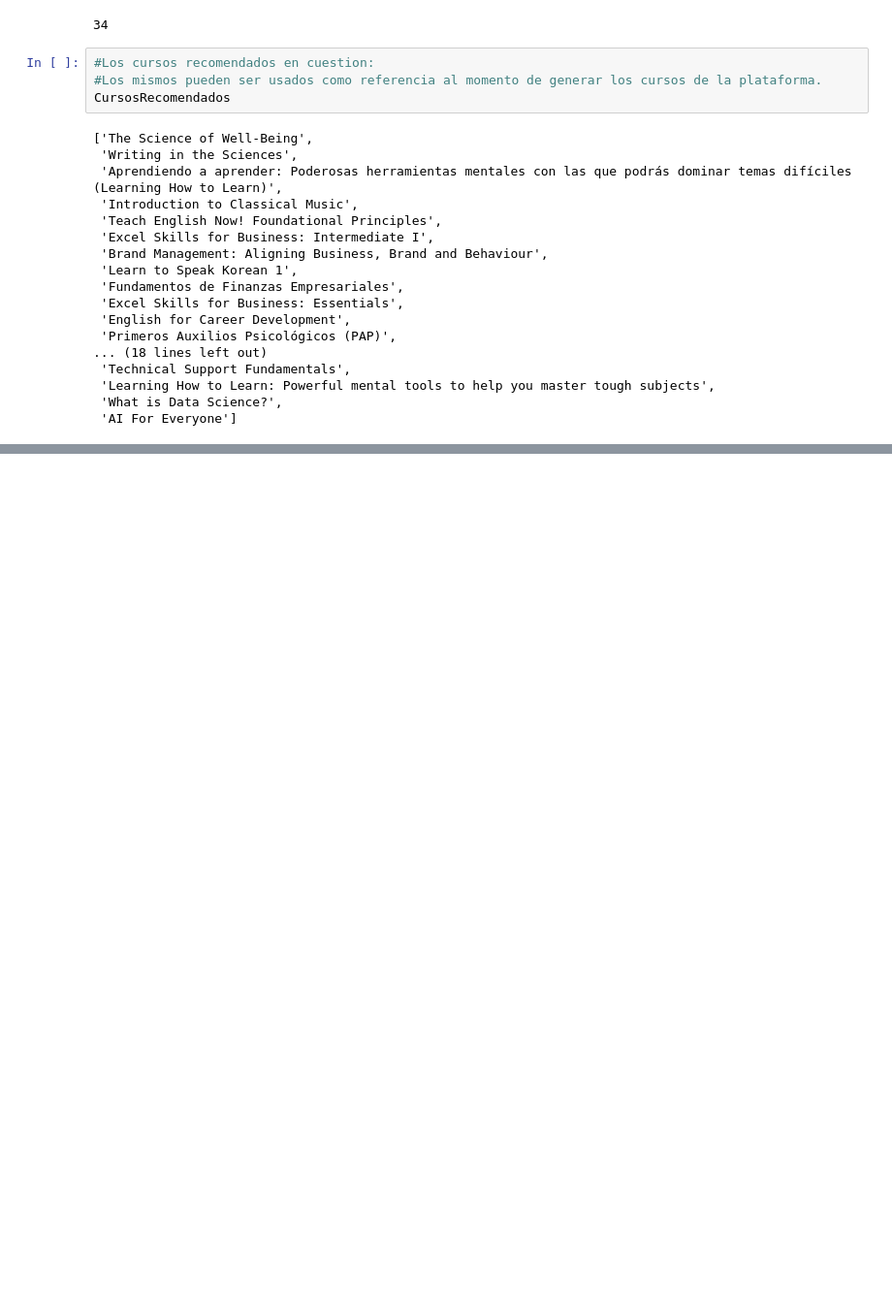
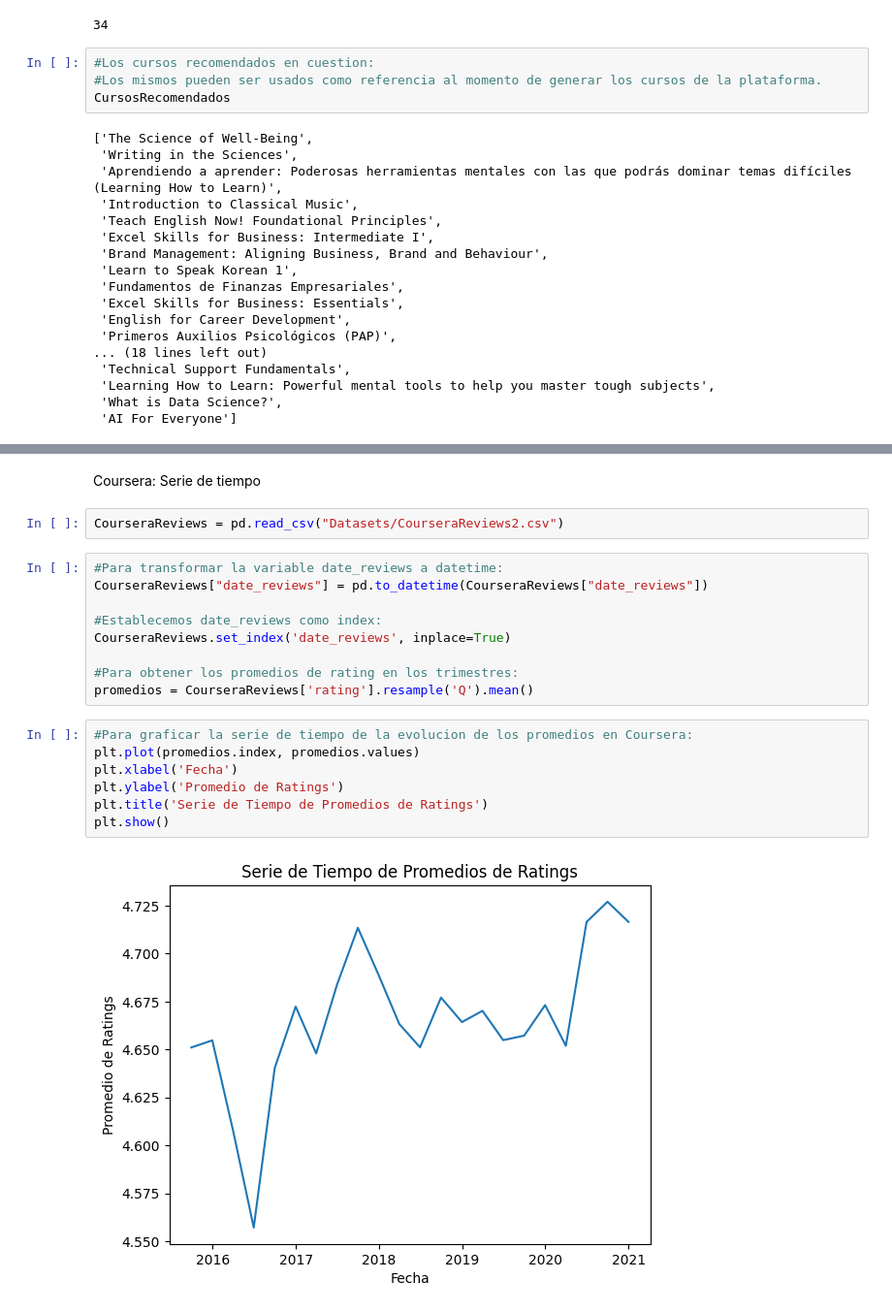
Before and after one commit to pacokrapo/InvestigacionMOOCs, a Jupyter notebook: EDA Coursera.ipynb, the cells around one changed output, grey strips where cells are left out. Shown at 97% size. Cells and saved outputs as stored; diff of their text form; blank space fills up the shorter version.

```diff
--- a/EDA Coursera.ipynb
+++ b/EDA Coursera.ipynb
@@ -371,0 +374,22 @@ plt.show()
+# %% [markdown]
+Coursera: Serie de tiempo
+# %%
+CourseraReviews = pd.read_csv("Datasets/CourseraReviews2.csv")
+# %%
+#Para transformar la variable date_reviews a datetime:
+CourseraReviews["date_reviews"] = pd.to_datetime(CourseraReviews["date_reviews"])
+
+#Establecemos date_reviews como index:
+CourseraReviews.set_index('date_reviews', inplace=True)
+
+#Para obtener los promedios de rating en los trimestres:
+promedios = CourseraReviews['rating'].resample('Q').mean()
+# %%
+#Para graficar la serie de tiempo de la evolucion de los promedios en Coursera:
+plt.plot(promedios.index, promedios.values)
+plt.xlabel('Fecha')
+plt.ylabel('Promedio de Ratings')
+plt.title('Serie de Tiempo de Promedios de Ratings')
+plt.show()
+# %% [output]
+[figure, added]
```
Also changed, not shown: parts of 1 cell of this notebook, 2 other files.
